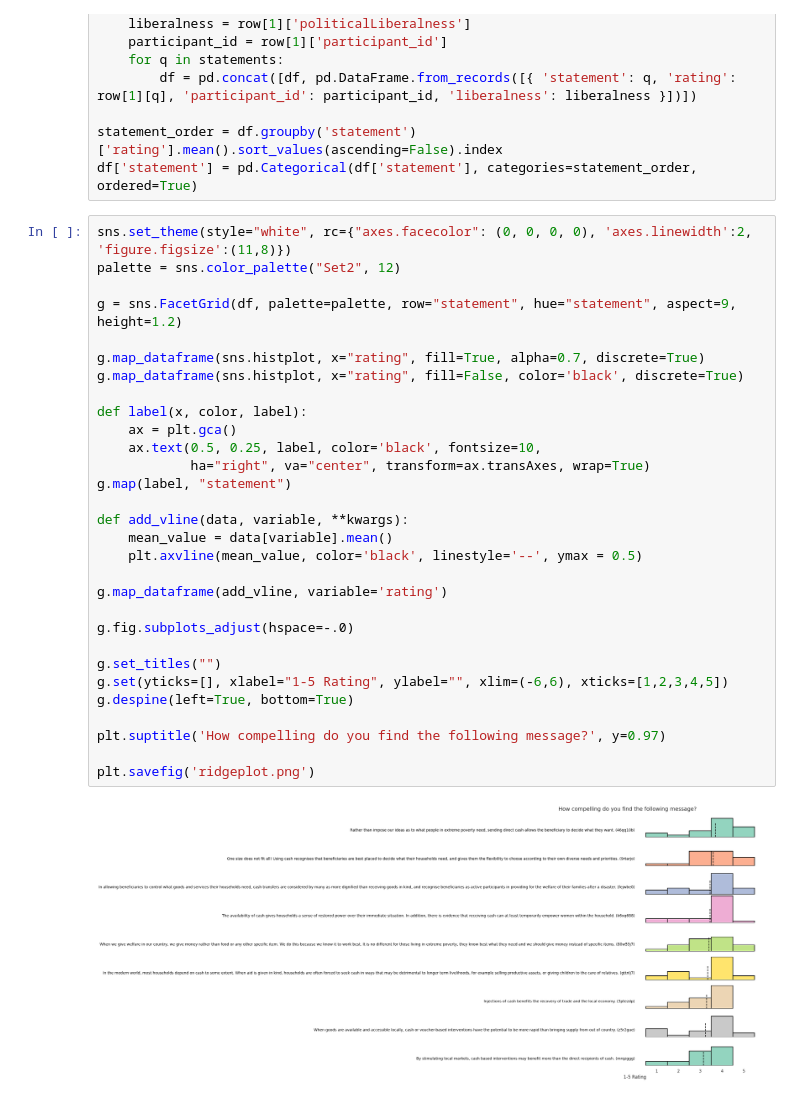
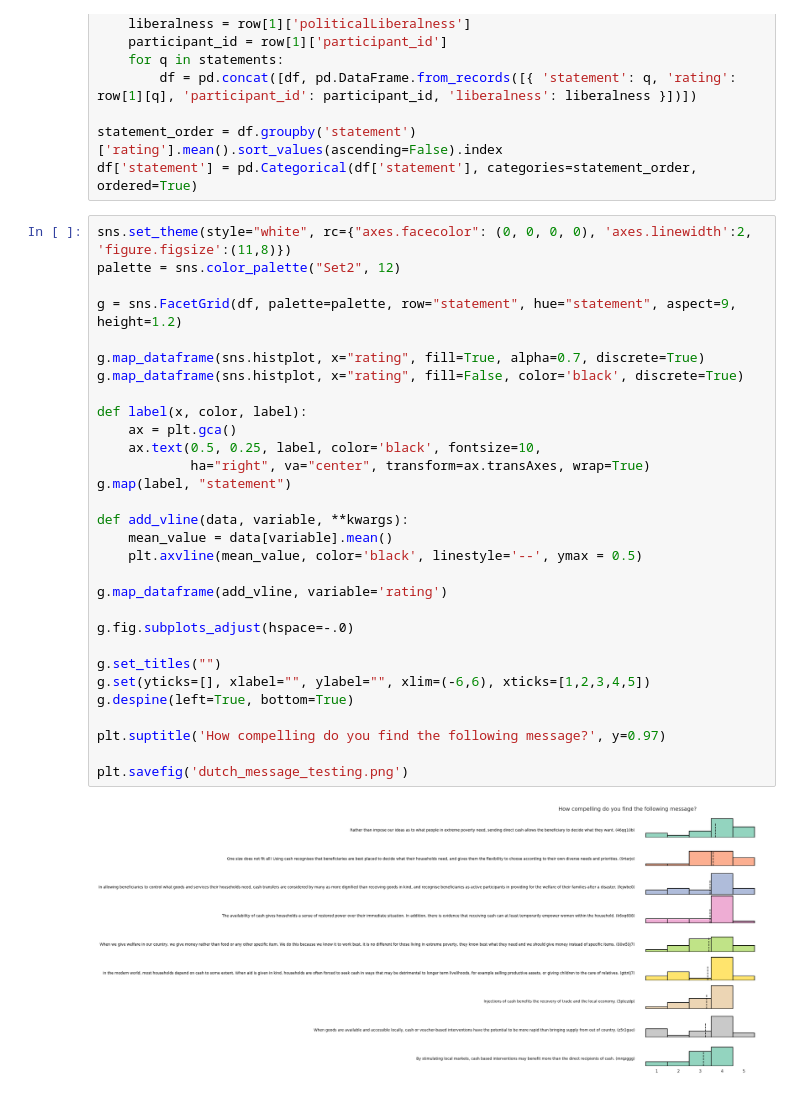
Before and after one commit to jacobwood27/message_testing, a Jupyter notebook: make_plots.ipynb, the cells around one changed output. Drawn from its saved outputs; the diff is of its cells as text.

```diff
--- a/make_plots.ipynb
+++ b/make_plots.ipynb
@@ -20,32 +20,32 @@ df['statement'] = pd.Categorical(df['statement'], categories=statement_order, or
 # %%
 sns.set_theme(style="white", rc={"axes.facecolor": (0, 0, 0, 0), 'axes.linewidth':2, 'figure.figsize':(11,8)})
 palette = sns.color_palette("Set2", 12)
 
 g = sns.FacetGrid(df, palette=palette, row="statement", hue="statement", aspect=9, height=1.2)
 
 g.map_dataframe(sns.histplot, x="rating", fill=True, alpha=0.7, discrete=True)
 g.map_dataframe(sns.histplot, x="rating", fill=False, color='black', discrete=True)
 
 def label(x, color, label):
     ax = plt.gca()
     ax.text(0.5, 0.25, label, color='black', fontsize=10,
             ha="right", va="center", transform=ax.transAxes, wrap=True)
 g.map(label, "statement")
 
 def add_vline(data, variable, **kwargs):
     mean_value = data[variable].mean()
     plt.axvline(mean_value, color='black', linestyle='--', ymax = 0.5)
 
 g.map_dataframe(add_vline, variable='rating')
 
 g.fig.subplots_adjust(hspace=-.0)
 
 g.set_titles("")
-g.set(yticks=[], xlabel="1-5 Rating", ylabel="", xlim=(-6,6), xticks=[1,2,3,4,5])
+g.set(yticks=[], xlabel="", ylabel="", xlim=(-6,6), xticks=[1,2,3,4,5])
 g.despine(left=True, bottom=True)
 
 plt.suptitle('How compelling do you find the following message?', y=0.97)
 
-plt.savefig('ridgeplot.png')
+plt.savefig('dutch_message_testing.png')
 # %% [output]
-[figure, old version]
+[figure, new version]
```
